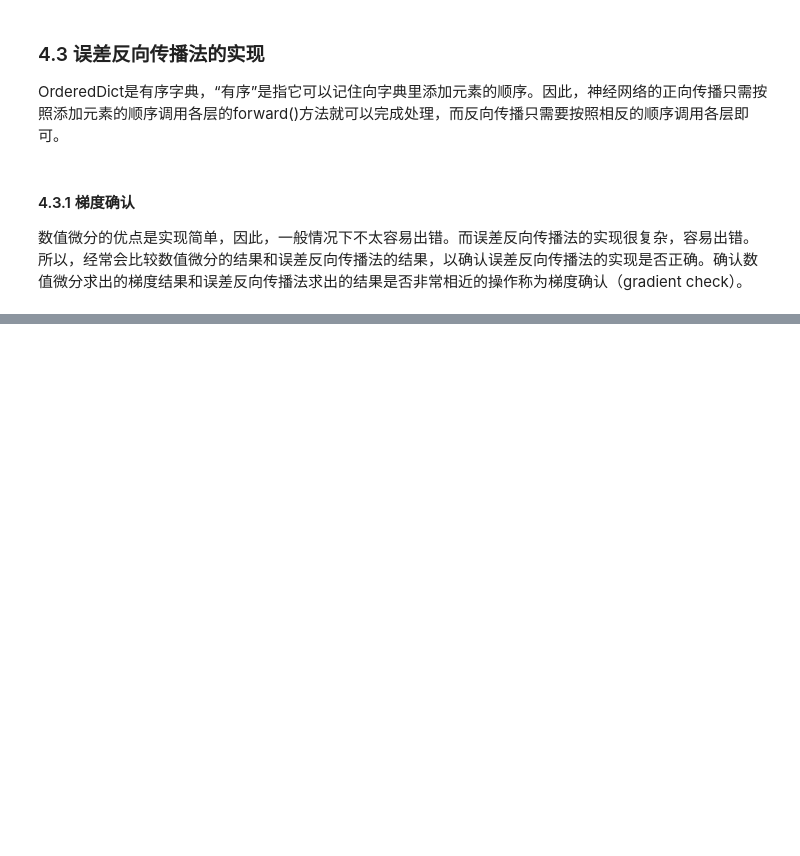
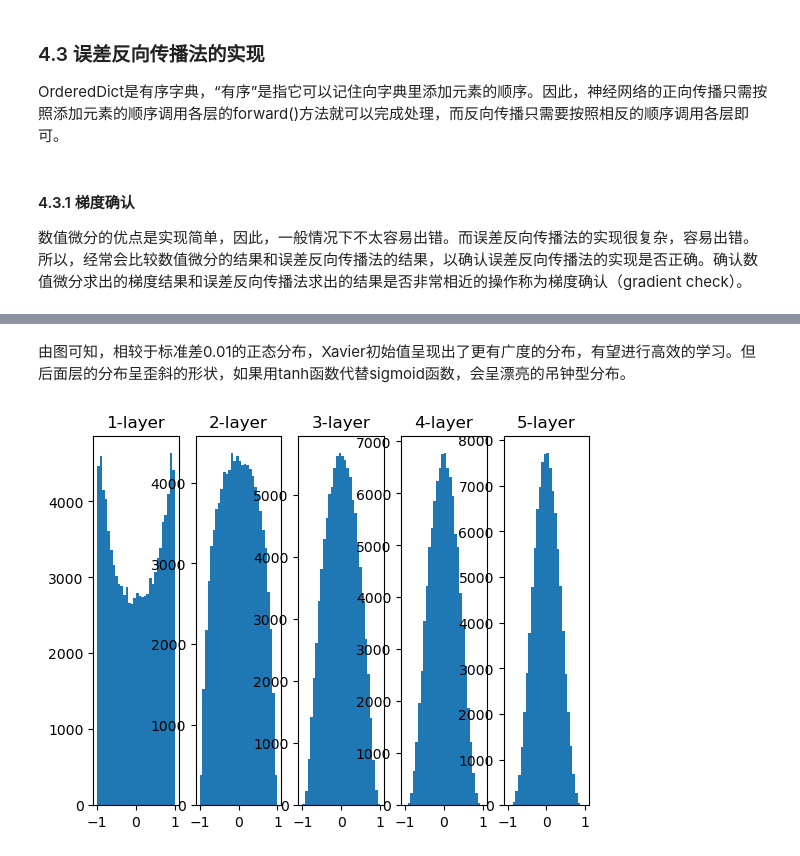
Before and after one commit to leakyfaucets/leakyfaucets.github.io, a Jupyter notebook: scripts/2026-10-28-deep-learning.ipynb, the cells around one changed output, grey strips where cells are left out. Cells and saved outputs as stored; diff of their text form; code cells hidden in the pictures; blank space fills up the shorter version.

```diff
--- a/scripts/2026-10-28-deep-learning.ipynb
+++ b/scripts/2026-10-28-deep-learning.ipynb
@@ -919,0 +1076,24 @@ for key in grad_numerical.keys():
+# %% [markdown]
+由图可知，相较于标准差0.01的正态分布，Xavier初始值呈现出了更有广度的分布，有望进行高效的学习。但后面层的分布呈歪斜的形状，如果用tanh函数代替sigmoid函数，会呈漂亮的吊钟型分布。
+# %%
+# Xavier初始值+tanh函数
+x = np.random.randn(1000, 100) # 1000个数据，参数为生成数组的形状，默认输出标准正态分布N(0,1)
+node_num = 100        # 各隐藏层的节点（神经元）数
+hidden_layer_size = 5 # 隐藏层有5层
+activations = {}      # 激活值的结果保存在这里
+for i in range(hidden_layer_size):
+    if i != 0:
+        x = activations[i-1]
+    w = np.random.randn(node_num, node_num) / np.sqrt(node_num)
+    z = np.dot(x, w)
+    a = np.tanh(z)   # tanh函数
+    activations[i] = a
+
+# 绘制直方图
+for i, a in activations.items():
+    plt.subplot(1, len(activations), i+1)
+    plt.title(str(i+1) + "-layer")
+    plt.hist(a.flatten(), 30, range=(-1,1))
+plt.show()
+# %% [output]
+[figure, added]
```
Also changed, not shown: parts of 37 cells of this notebook, 2 other files.
